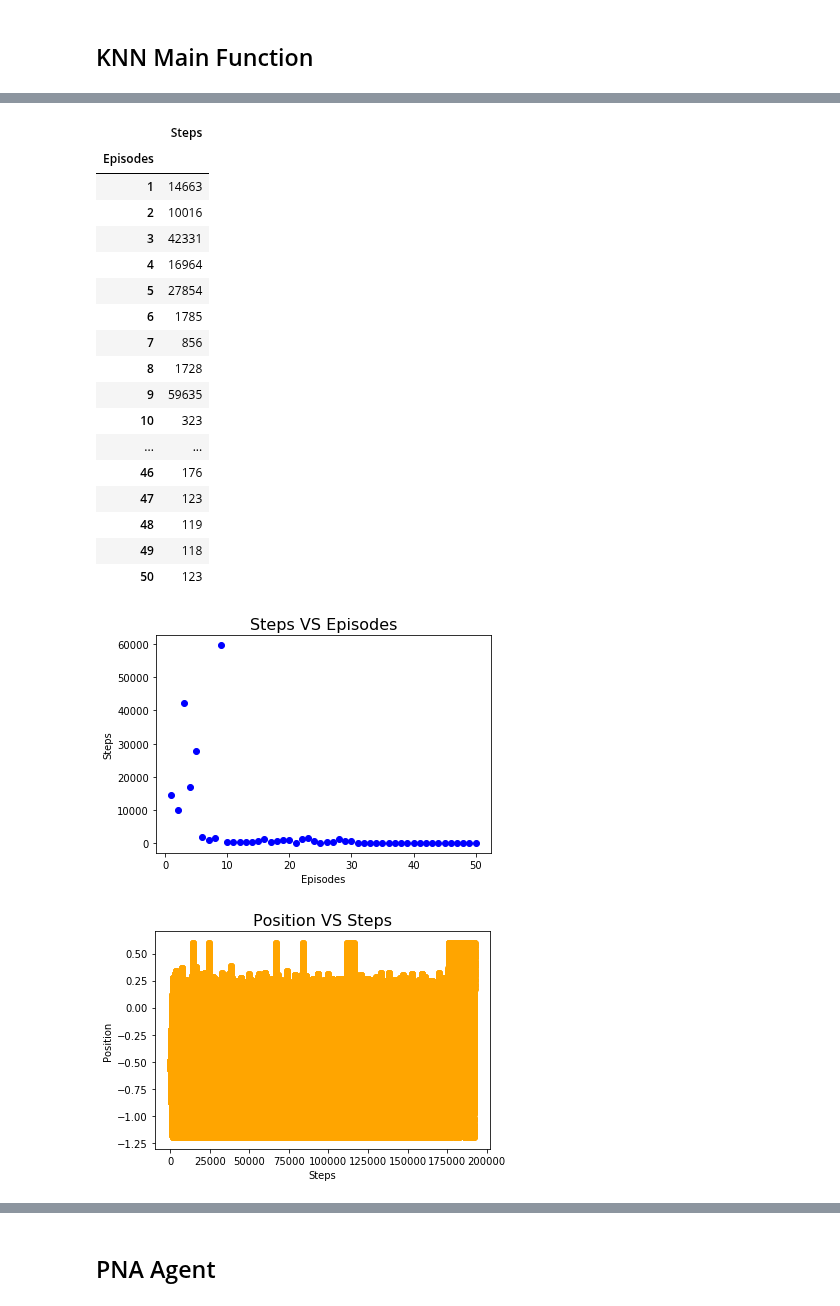
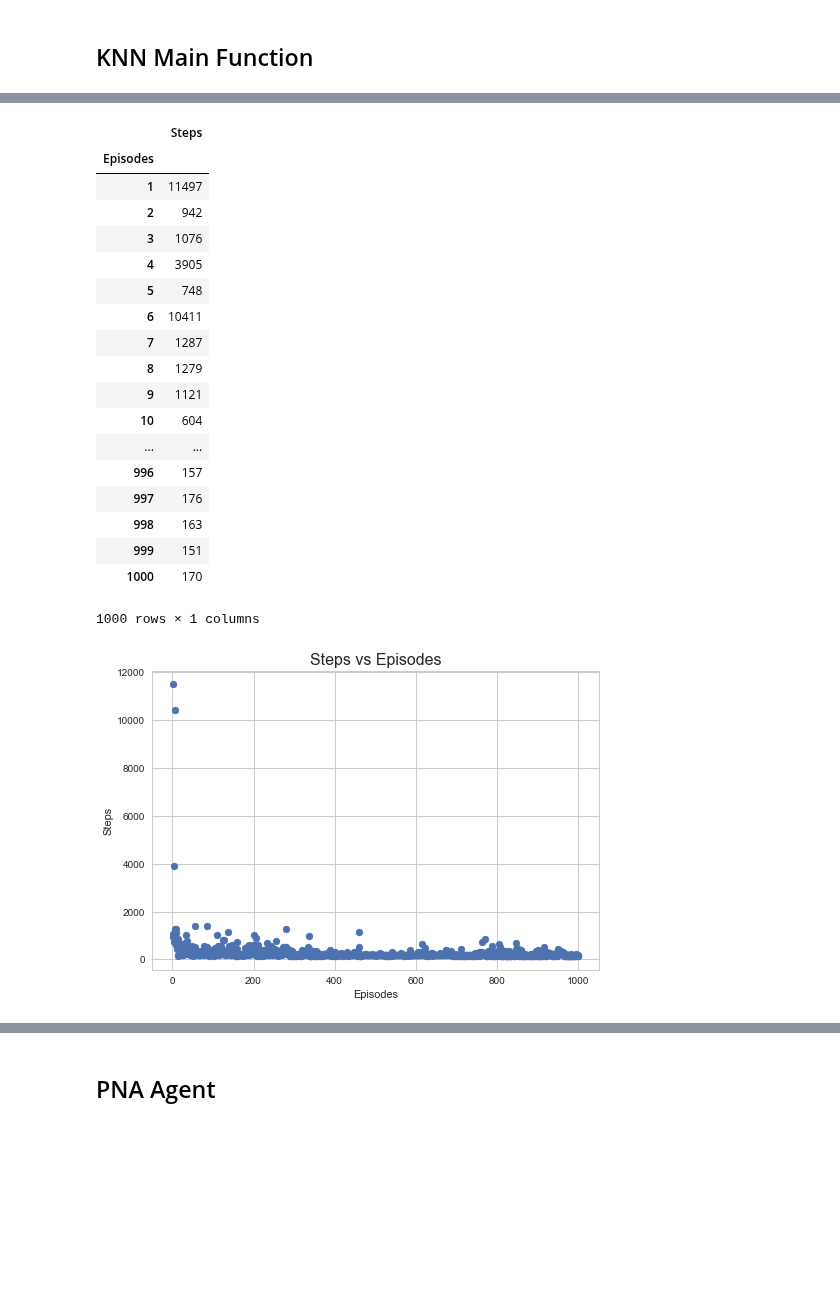
Before and after one commit to maleakhiw/Pessimistic-Neighbourhood-Aggregation-for-States-in-Reinforcement-Learning, a Jupyter notebook: PNA.ipynb, the cells around one changed output, grey strips where cells are left out. Drawn from its saved outputs; the diff is of its cells as text; code cells hidden in the pictures; blank space fills up the shorter version.

```diff
--- a/PNA.ipynb
+++ b/PNA.ipynb
@@ -323,19 +321,18 @@ Apart from handling agent-environment interaction, main function also responsibl
 def generateAlphas(minimum_alpha, n_episodes):
     return(np.linspace(1.0, MIN_ALPHA, N_EPISODES))
 
-N_EPISODES = 50
+N_EPISODES = 1000
 MIN_ALPHA = 0.02
 alphas = generateAlphas(MIN_ALPHA, N_EPISODES)
 # %%
 # Initialise the environment and the agent
 size = 1000 # size of the q_storage
-k = 50 # knn parameter
+k = 6 # knn parameter (this is the best k so far that we have)
 agent = KNNAgent(size, k)
 mountain_car_environment = MountainCarEnvironment(agent)
 
 # Used for graphing purposes
 count_step = [] # counter for how many step in each episodes
-trajectories = []
 # %%
 # Iterate the process, train the agent (training_iteration episodes)
 training_iteration = N_EPISODES
@@ -349,7 +346,6 @@ for i in range(training_iteration):
 
         # Change agent current state and getting reward
         agent.state = next_state
-        trajectories.append(next_state[1])
         immediate_reward = mountain_car_environment.calculateReward()
 
         # Used for graphing
@@ -373,42 +369,32 @@ for i in range(training_iteration):
 # %% [output]
 |  | Steps |
 | Episodes |  |
-| 1 | 14663 |
-| 2 | 10016 |
-| 3 | 42331 |
-| 4 | 16964 |
-| 5 | 27854 |
-| 6 | 1785 |
-| 7 | 856 |
-| 8 | 1728 |
-| 9 | 59635 |
-| 10 | 323 |
+| 1 | 11497 |
+| 2 | 942 |
+| 3 | 1076 |
+| 4 | 3905 |
+| 5 | 748 |
+| 6 | 10411 |
+| 7 | 1287 |
+| 8 | 1279 |
+| 9 | 1121 |
+| 10 | 604 |
 | ... | ... |
-| 46 | 176 |
-| 47 | 123 |
-| 48 | 119 |
-| 49 | 118 |
-| 50 | 123 |
+| 996 | 157 |
+| 997 | 176 |
+| 998 | 163 |
+| 999 | 151 |
+| 1000 | 170 |
+1000 rows × 1 columns
 # %%
 # Create graph for step vs episodes
 y = count_step
 x = np.arange(1, len(y) + 1)
-plt.scatter(x, y, color="blue")
-plt.title("Steps VS Episodes", fontsize=16)
+plt.scatter(x, y)
+plt.title("Steps vs Episodes", fontsize=16)
 plt.xlabel("Episodes")
 plt.ylabel("Steps")
 
 plt.show()
-
-# Create graph for position vs step
-y2 = trajectories
-x2 = np.arange(1, len(y2) + 1)
-plt.scatter(x2, y2, color="orange")
-plt.title("Position VS Steps", fontsize=16)
-plt.xlabel("Steps")
-plt.ylabel("Position")
-
-plt.show()
 # %% [output]
-[figure, old version]
+[figure, new version]
-[figure, removed]
```
Also changed, not shown: parts of 11 cells of this notebook, 1 other file.
